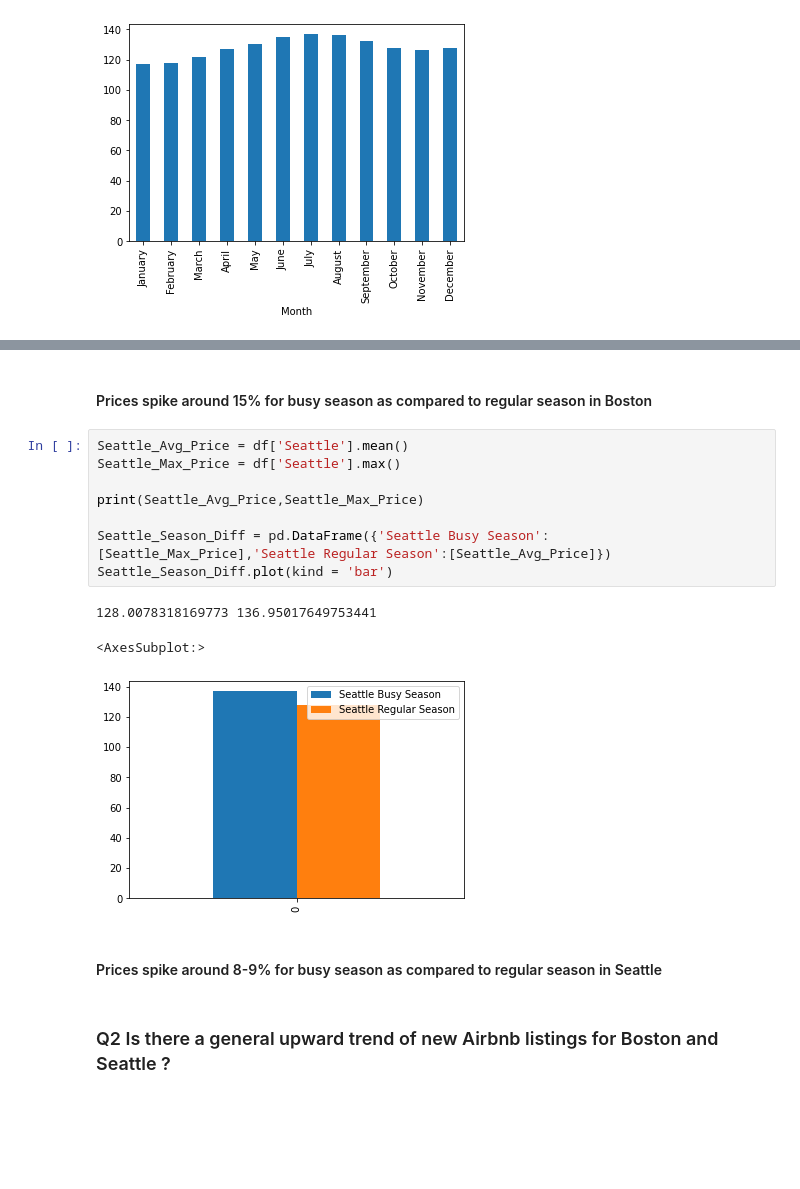
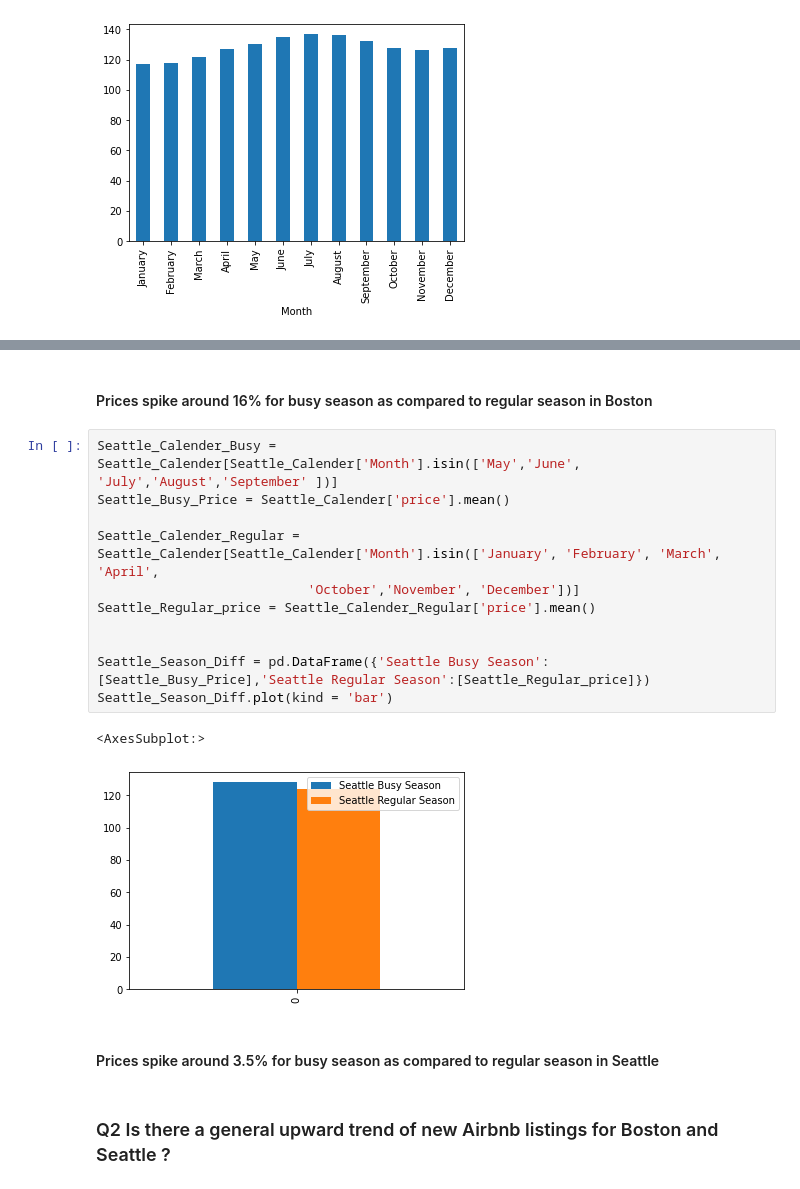
Before and after one commit to Vin-Wal/Air-Bnb, a Jupyter notebook: New-Boston-Seattle.ipynb, the cells around one changed output, grey strips where cells are left out. Saved outputs shown, nothing was run; the diff lists cells and outputs as text; blank space fills up the shorter version.

Commit message:
Added Data Preparation Step

```diff
--- a/New-Boston-Seattle.ipynb
+++ b/New-Boston-Seattle.ipynb
@@ -382,19 +411,21 @@ Boston_Season_Diff.plot(kind = 'bar')
 # %% [markdown]
-#### Prices spike around 15% for busy season as compared to regular season in Boston
+#### Prices spike around 16% for busy season as compared to regular season in Boston
 # %%
-Seattle_Avg_Price = df['Seattle'].mean()
-Seattle_Max_Price = df['Seattle'].max()
+Seattle_Calender_Busy = Seattle_Calender[Seattle_Calender['Month'].isin(['May','June', 'July','August','September' ])]
+Seattle_Busy_Price = Seattle_Calender['price'].mean()
 
-print(Seattle_Avg_Price,Seattle_Max_Price)
+Seattle_Calender_Regular = Seattle_Calender[Seattle_Calender['Month'].isin(['January', 'February', 'March', 'April',
+                           'October','November', 'December'])]
+Seattle_Regular_price = Seattle_Calender_Regular['price'].mean()
 
-Seattle_Season_Diff = pd.DataFrame({'Seattle Busy Season':[Seattle_Max_Price],'Seattle Regular Season':[Seattle_Avg_Price]})
+
+Seattle_Season_Diff = pd.DataFrame({'Seattle Busy Season':[Seattle_Busy_Price],'Seattle Regular Season':[Seattle_Regular_price]})
 Seattle_Season_Diff.plot(kind = 'bar')
 # %% [output]
-128.0078318169773 136.95017649753441
+<AxesSubplot:>
-<AxesSubplot:>
-[figure, old version]
+[figure, new version]
 # %% [markdown]
-#### Prices spike around 8-9% for busy season as compared to regular season in Seattle
+#### Prices spike around 3.5% for busy season as compared to regular season in Seattle
 # %% [markdown]
 ### Q2 Is there a general upward trend of new Airbnb listings for Boston and Seattle ?
 # %%
```
Also changed, not shown: parts of 54 cells of this notebook.
